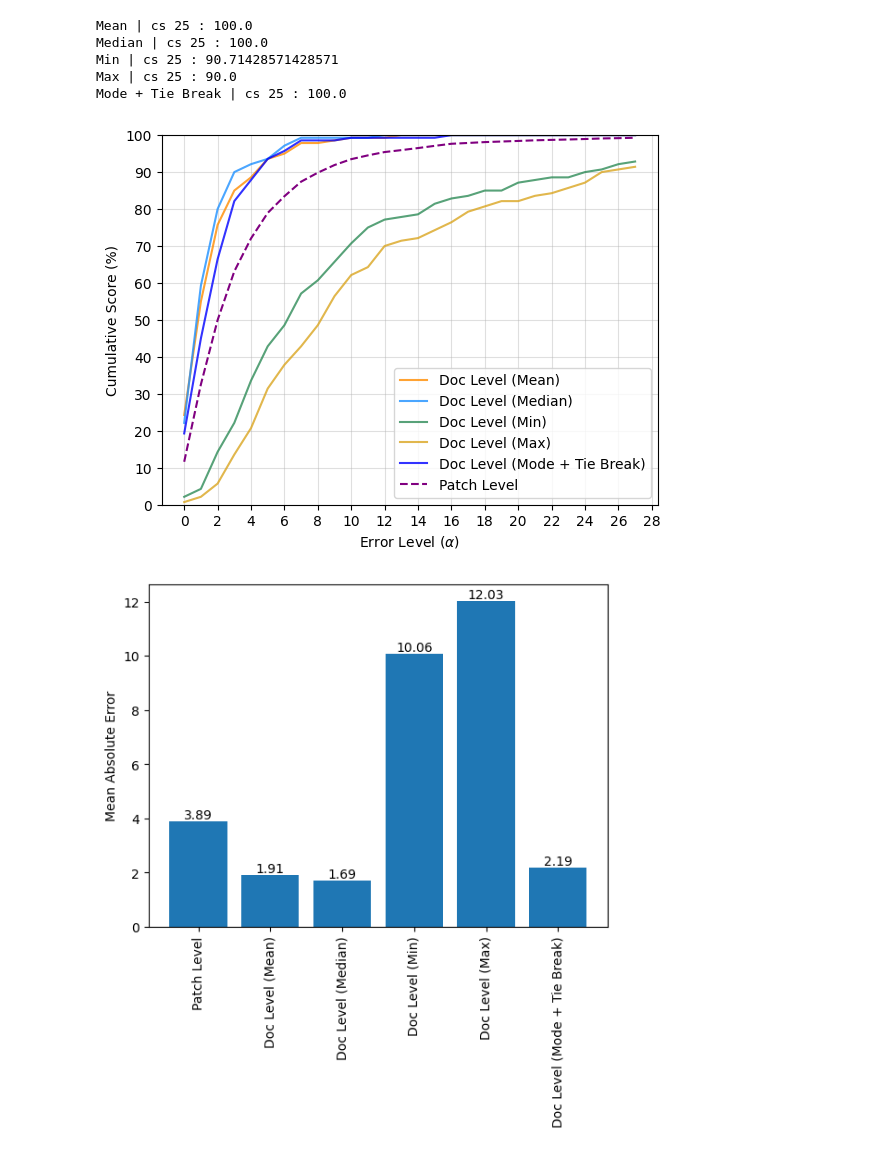
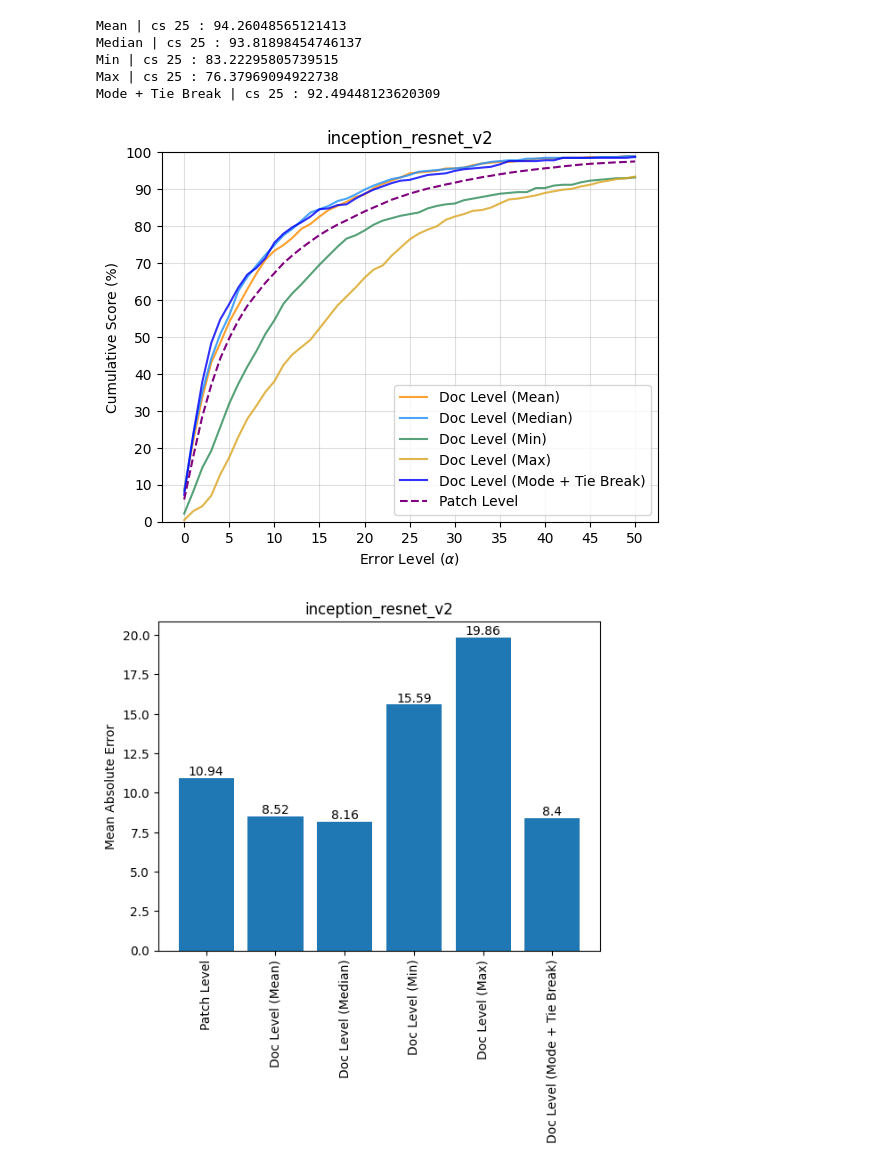
Before and after one commit to NikolaiHerrmann/deep-dating, a Jupyter notebook: src/preds.ipynb, the cells around one changed output. Saved outputs shown, nothing was run; the diff lists cells and outputs as text; code cells hidden in the pictures.

Commit message:
added title to preds plots

```diff
--- a/src/preds.ipynb
+++ b/src/preds.ipynb
@@ -7,9 +8,12 @@ from deep_dating.metrics import DatingMetrics
 from deep_dating.util import save_figure
 import matplotlib.pyplot as plt
 # %%
-run_path =  "runs/Jan9-13-59-8" #"runs/Jan6-22-21-16/" #"runs/Dec21-16-31-47"
-model_name = "model_epoch_29"
+run_path =  "runs/Jan6-22-21-16/" #"runs/Jan6-22-21-16/" #"runs/Dec21-16-31-47"
+model_name = "model_epoch_28"
 all_labels_, all_outputs_, all_paths_ = DatingPredictor().load(os.path.join(run_path, model_name + "_pred.pkl"))
+# %%
+with open(os.path.join(run_path, "settings.json"), "r") as f:
+    settings = json.load(f)
 # %%
 preds = {}
 
@@ -26,7 +30,7 @@ for val in preds.values():
     labels.append(val[0].tolist()[0])
     img_preds.append(np.array(val[1]).squeeze())
 # %%
-alphas = np.arange(0, 28)
+alphas = np.arange(0, 51)
 metrics = DatingMetrics(alphas=alphas)
 
 def mode(arr):
@@ -57,41 +61,43 @@ for func_name, color, func in agg_funcs:
     maes.append(mae)
     names.append(label)
     cs = metric_vals[2:]
     print(func_name, "| cs", alphas[25], ":", cs[25])
     ax_cs.plot(alphas, cs, label=label, color=color, alpha=0.8)
 
 metric_vals = metrics.calc(all_labels_, all_outputs_)
 mae, mse = tuple(metric_vals[:2])
 cs = metric_vals[2:]
 
 ax_cs.plot(alphas, cs, label="Patch Level", linestyle="--", color="purple")
 ax_cs.set_xlabel(r"Error Level ($\alpha$)")
 ax_cs.set_ylabel("Cumulative Score (%)")
 ax_cs.set_ylim(0, 100)
 ax_cs.set_yticks(np.arange(0, 110, 10))
-ax_cs.set_xticks(np.arange(0, 30, 2))
+ax_cs.set_xticks(np.arange(0, 55, 5))
 #ax_cs.axvline(x=25, color="red", alpha=0.7)
 ax_cs.legend()
 ax_cs.grid(alpha=0.4)
+ax_cs.set_title(settings["model_name"])
 save_figure(model_name + "_cs", fig=fig_cs, fig_dir=run_path)
 
 ax_mae.bar(["Patch Level"] + names, np.round([mae] + maes, 2))
 for bars in ax_mae.containers:
     ax_mae.bar_label(bars)
 
 for tick in ax_mae.get_xticklabels():
     tick.set_rotation(90)
 
 ax_mae.set_ylabel("Mean Absolute Error")
+ax_mae.set_title(settings["model_name"])
 save_figure(model_name + "_mae", fig=fig_mae, show=True, fig_dir=run_path)
 # %% [output]
-Mean | cs 25 : 100.0
-Median | cs 25 : 100.0
-Min | cs 25 : 90.71428571428571
-Max | cs 25 : 90.0
-Mode + Tie Break | cs 25 : 100.0
+Mean | cs 25 : 94.26048565121413
+Median | cs 25 : 93.81898454746137
+Min | cs 25 : 83.22295805739515
+Max | cs 25 : 76.37969094922738
+Mode + Tie Break | cs 25 : 92.49448123620309
-[figure, old version]
+[figure, new version]
-[figure, old version]
+[figure, new version]
 # %%
 stds = []
 for img_vals in img_preds:
```
Also changed, not shown: parts of 3 cells of this notebook.
